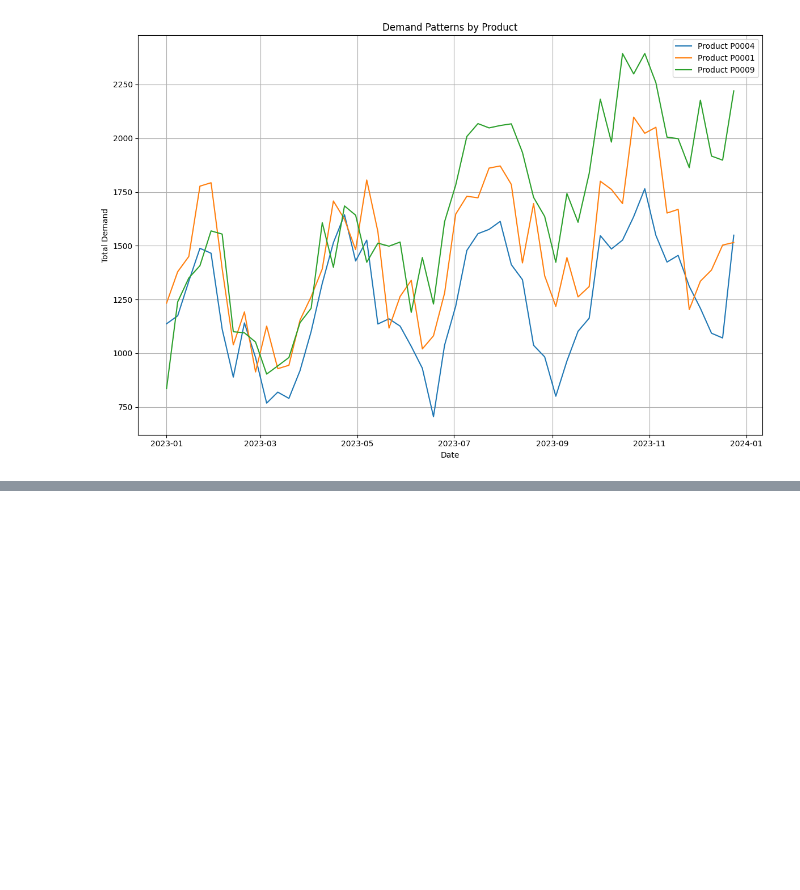
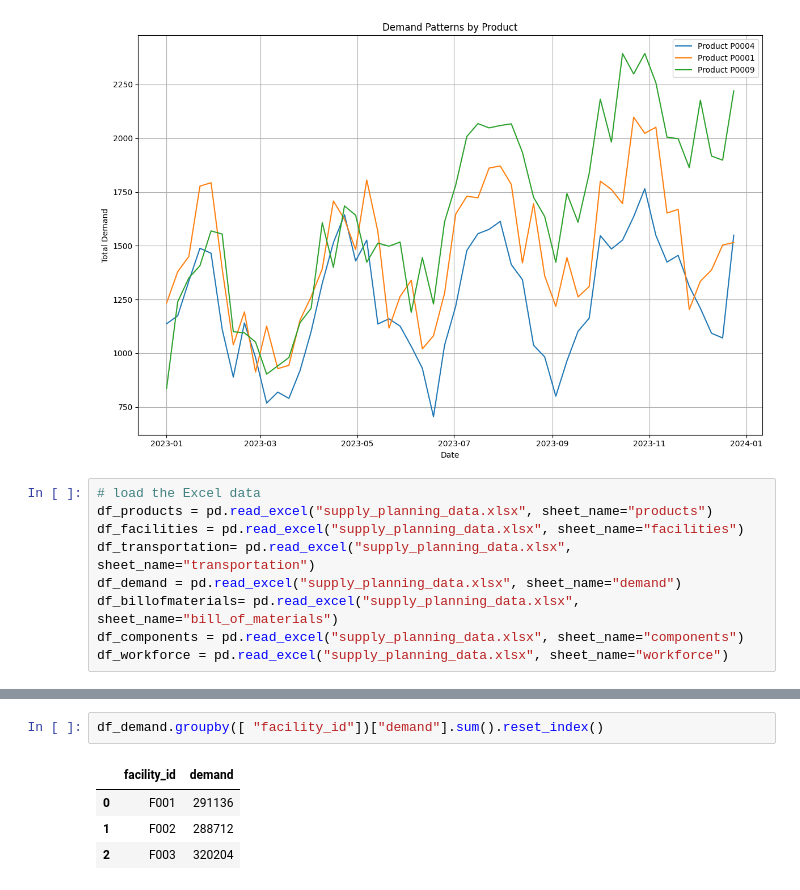
Before and after one commit to sgromme/supplyplansolver, a Jupyter notebook: source/data_analysis/sp_data_generator_analysis.ipynb, the cells around one changed output, grey strips where cells are left out. Cells and saved outputs as stored; diff of their text form; blank space fills up the shorter version.

```diff
--- a/source/data_analysis/supply.ipynb
+++ b/source/data_analysis/sp_data_generator_analysis.ipynb
@@ -10,3 +14,12 @@ generator.export_to_excel(dataset)
 generator.visualize_demand_patterns(dataset['demand'])
 # %% [output]
 [figure]
+# %%
+# load the Excel data
+df_products = pd.read_excel("supply_planning_data.xlsx", sheet_name="products")
+df_facilities = pd.read_excel("supply_planning_data.xlsx", sheet_name="facilities")
+df_transportation= pd.read_excel("supply_planning_data.xlsx", sheet_name="transportation")
+df_demand = pd.read_excel("supply_planning_data.xlsx", sheet_name="demand")
+df_billofmaterials= pd.read_excel("supply_planning_data.xlsx", sheet_name="bill_of_materials")
+df_components = pd.read_excel("supply_planning_data.xlsx", sheet_name="components")
+df_workforce = pd.read_excel("supply_planning_data.xlsx", sheet_name="workforce")
@@ -12,0 +43,7 @@ generator.visualize_demand_patterns(dataset['demand'])
+# %%
+df_demand.groupby([ "facility_id"])["demand"].sum().reset_index()
+# %% [output]
+|  | facility_id | demand |
+| 0 | F001 | 291136 |
+| 1 | F002 | 288712 |
+| 2 | F003 | 320204 |
```
Also changed, not shown: parts of 5 cells of this notebook, 5 other files.
